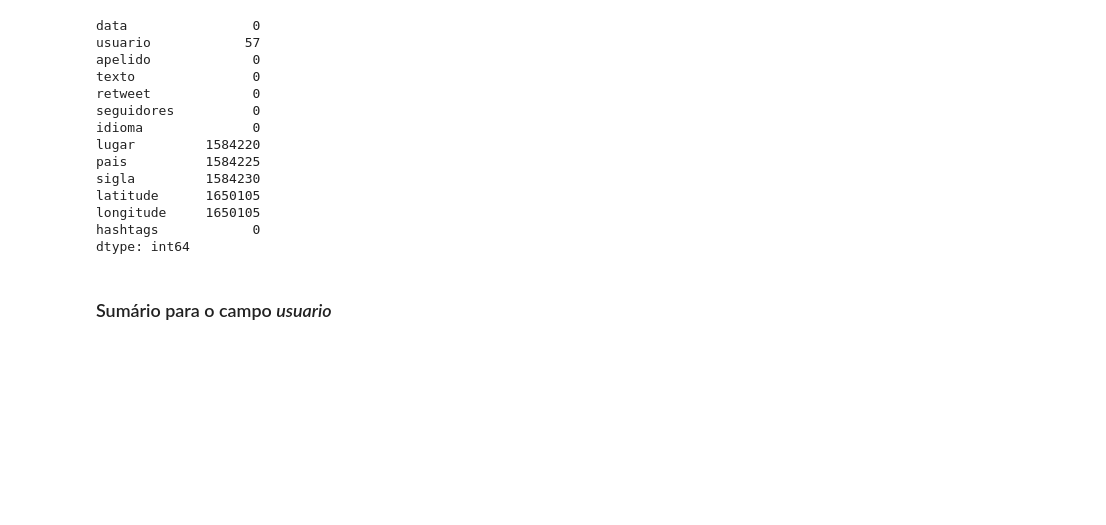
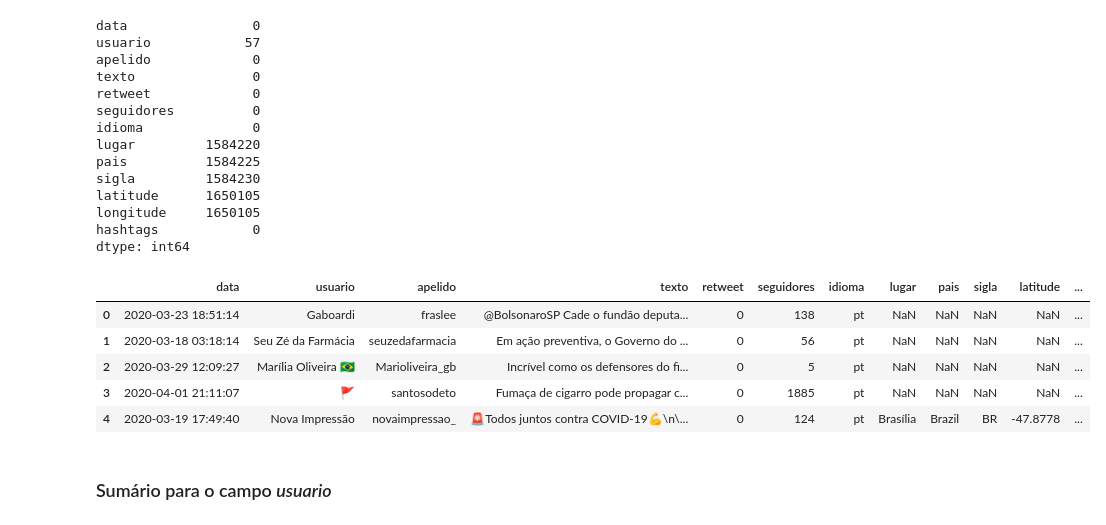
Before and after one commit to ednux/data-science-twitters-covid, a Jupyter notebook: main.ipynb, the cells around one changed output. Drawn from its saved outputs; the diff is of its cells as text; code cells hidden in the pictures; blank space fills up the shorter version.

```diff
--- a/main.ipynb
+++ b/main.ipynb
@@ -107,6 +129,15 @@ latitude      1650105
 longitude     1650105
 hashtags            0
 dtype: int64
+# %%
+dataset.head()
+# %% [output]
+|  | data | usuario | apelido | texto | retweet | seguidores | idioma | lugar | pais | sigla | latitude | ... |
+| 0 | 2020-03-23 18:51:14 | Gaboardi | fraslee | @BolsonaroSP Cade o fundão deputa... | 0 | 138 | pt | NaN | NaN | NaN | NaN | ... |
+| 1 | 2020-03-18 03:18:14 | Seu Zé da Farmácia | seuzedafarmacia | Em ação preventiva, o Governo do ... | 0 | 56 | pt | NaN | NaN | NaN | NaN | ... |
+| 2 | 2020-03-29 12:09:27 | Marília Oliveira 🇧🇷 | Marioliveira_gb | Incrível como os defensores do fi... | 0 | 5 | pt | NaN | NaN | NaN | NaN | ... |
+| 3 | 2020-04-01 21:11:07 | 🚩 | santosodeto | Fumaça de cigarro pode propagar c... | 0 | 1885 | pt | NaN | NaN | NaN | NaN | ... |
+| 4 | 2020-03-19 17:49:40 | Nova Impressão | novaimpressao_ | 🚨Todos juntos contra COVID-19💪\n\... | 0 | 124 | pt | Brasília | Brazil | BR | -47.8778 | ... |
 # %% [markdown]
 ### Sumário para o campo *usuario*
 # %% [markdown]
```
Also changed, not shown: parts of 14 cells of this notebook.
